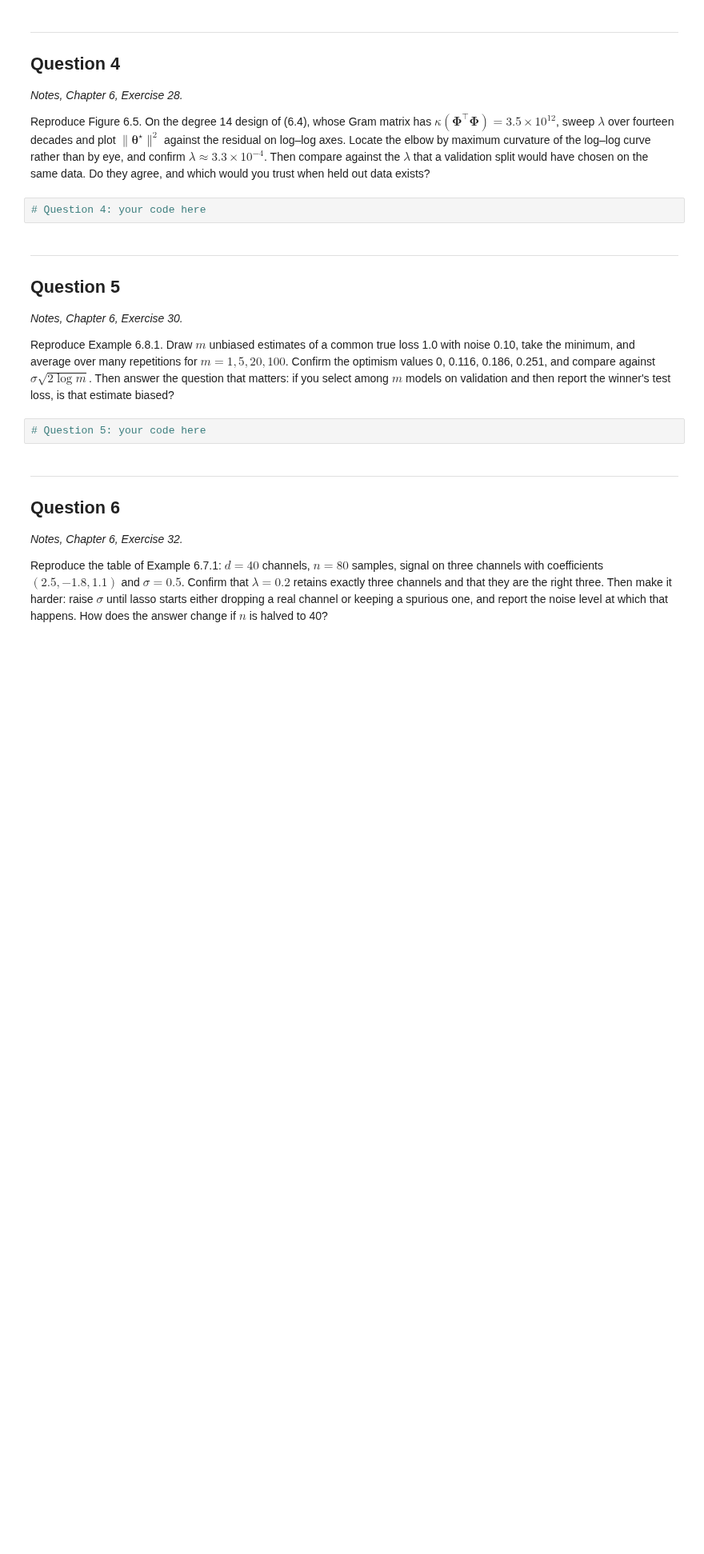
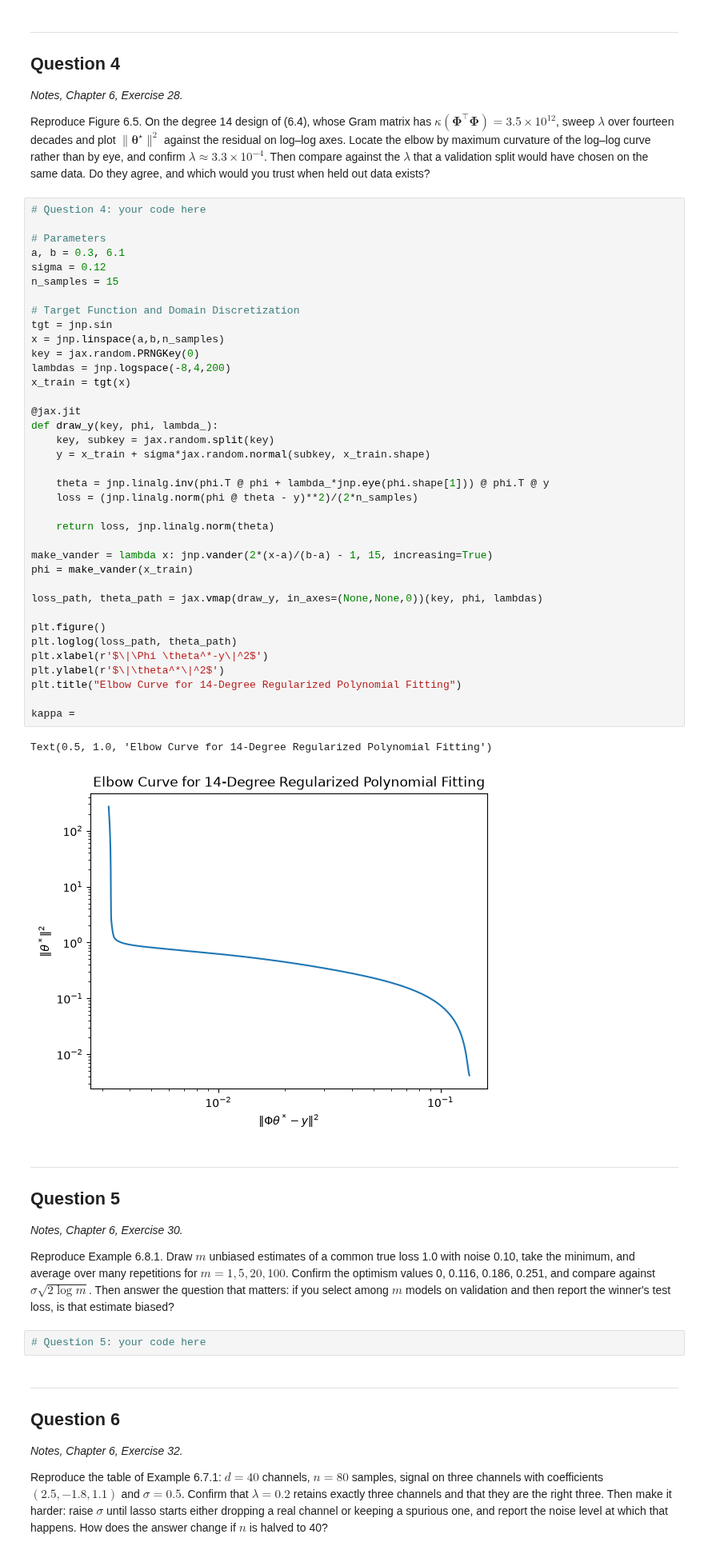
Before and after one commit to akhilghar/COE379L.1, a Jupyter notebook: HW3/Assignment_3-3.ipynb, the cells around one changed output. Shown at 80% size. Cells and saved outputs as stored; diff of their text form; blank space fills up the shorter version.

```diff
--- a/HW3/Assignment_3-3.ipynb
+++ b/HW3/Assignment_3-3.ipynb
@@ -146,6 +214,44 @@ Reproduce Figure 6.4. With 8 features of which three carry signal $(2.0, -1.4, 0
 Reproduce Figure 6.5. On the degree 14 design of (6.4), whose Gram matrix has $\kappa(\boldsymbol{\Phi}^\top\boldsymbol{\Phi}) = 3.5 \times 10^{12}$, sweep $\lambda$ over fourteen decades and plot $\|\boldsymbol{\theta}^\star\|^2$ against the residual on log–log axes. Locate the elbow by maximum curvature of the log–log curve rather than by eye, and confirm $\lambda \approx 3.3 \times 10^{-4}$. Then compare against the $\lambda$ that a validation split would have chosen on the same data. Do they agree, and which would you trust when held out data exists?
 # %%
 # Question 4: your code here
+
+# Parameters
+a, b = 0.3, 6.1
+sigma = 0.12
+n_samples = 15
+
+# Target Function and Domain Discretization
+tgt = jnp.sin
+x = jnp.linspace(a,b,n_samples)
+key = jax.random.PRNGKey(0)
+lambdas = jnp.logspace(-8,4,200)
+x_train = tgt(x)
+
+@jax.jit
+def draw_y(key, phi, lambda_):
+    key, subkey = jax.random.split(key)
+    y = x_train + sigma*jax.random.normal(subkey, x_train.shape)
+
+    theta = jnp.linalg.inv(phi.T @ phi + lambda_*jnp.eye(phi.shape[1])) @ phi.T @ y
+    loss = (jnp.linalg.norm(phi @ theta - y)**2)/(2*n_samples)
+
+    return loss, jnp.linalg.norm(theta)
+
+make_vander = lambda x: jnp.vander(2*(x-a)/(b-a) - 1, 15, increasing=True)
+phi = make_vander(x_train)
+
+loss_path, theta_path = jax.vmap(draw_y, in_axes=(None,None,0))(key, phi, lambdas)
+
+plt.figure()
+plt.loglog(loss_path, theta_path)
+plt.xlabel(r'$\|\Phi \theta^*-y\|^2$')
+plt.ylabel(r'$\|\theta^*\|^2$')
+plt.title("Elbow Curve for 14-Degree Regularized Polynomial Fitting")
+
+kappa =
+# %% [output]
+Text(0.5, 1.0, 'Elbow Curve for 14-Degree Regularized Polynomial Fitting')
+[figure, added]
 # %% [markdown]
 ---
 
```
Also changed, not shown: parts of 2 cells of this notebook, 1 other file.
